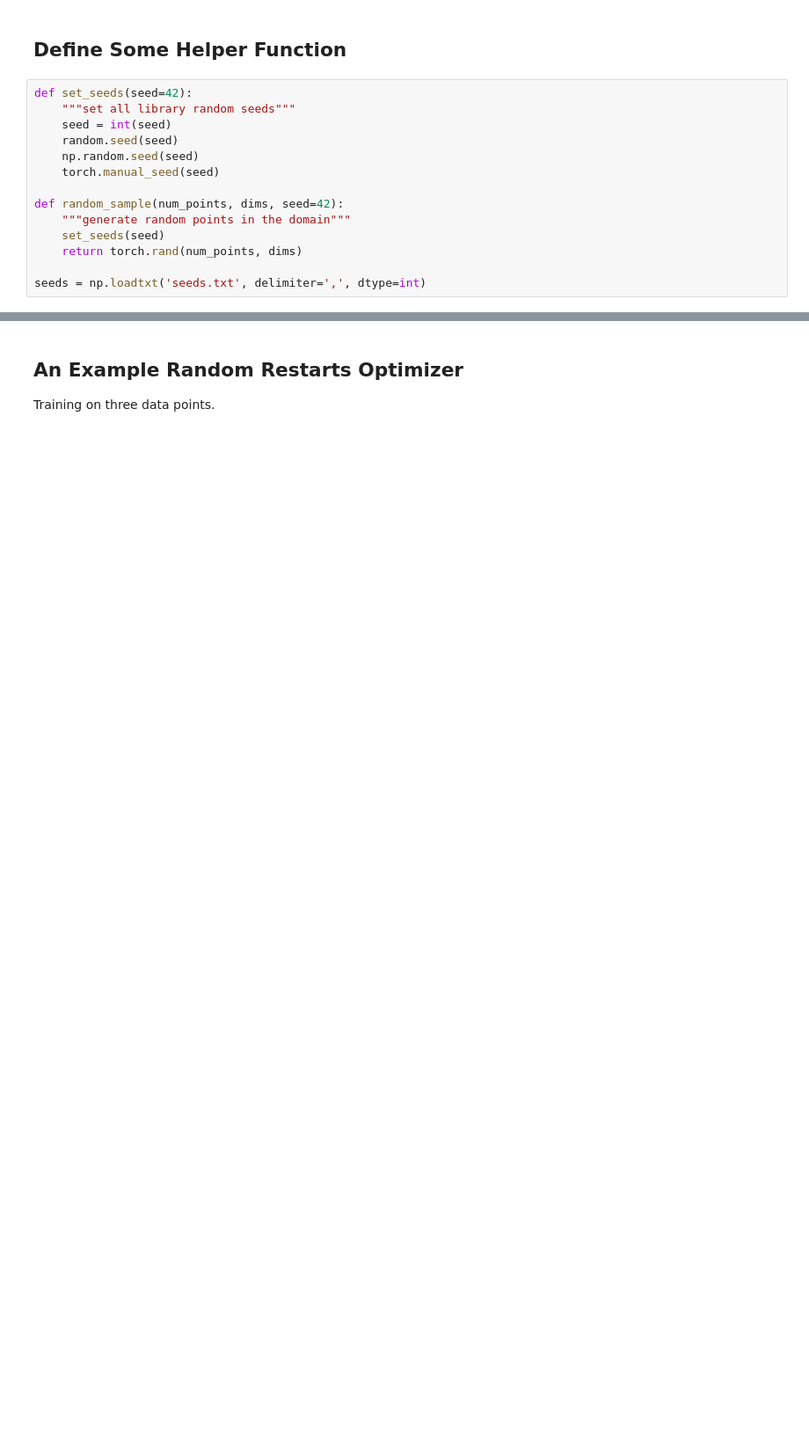
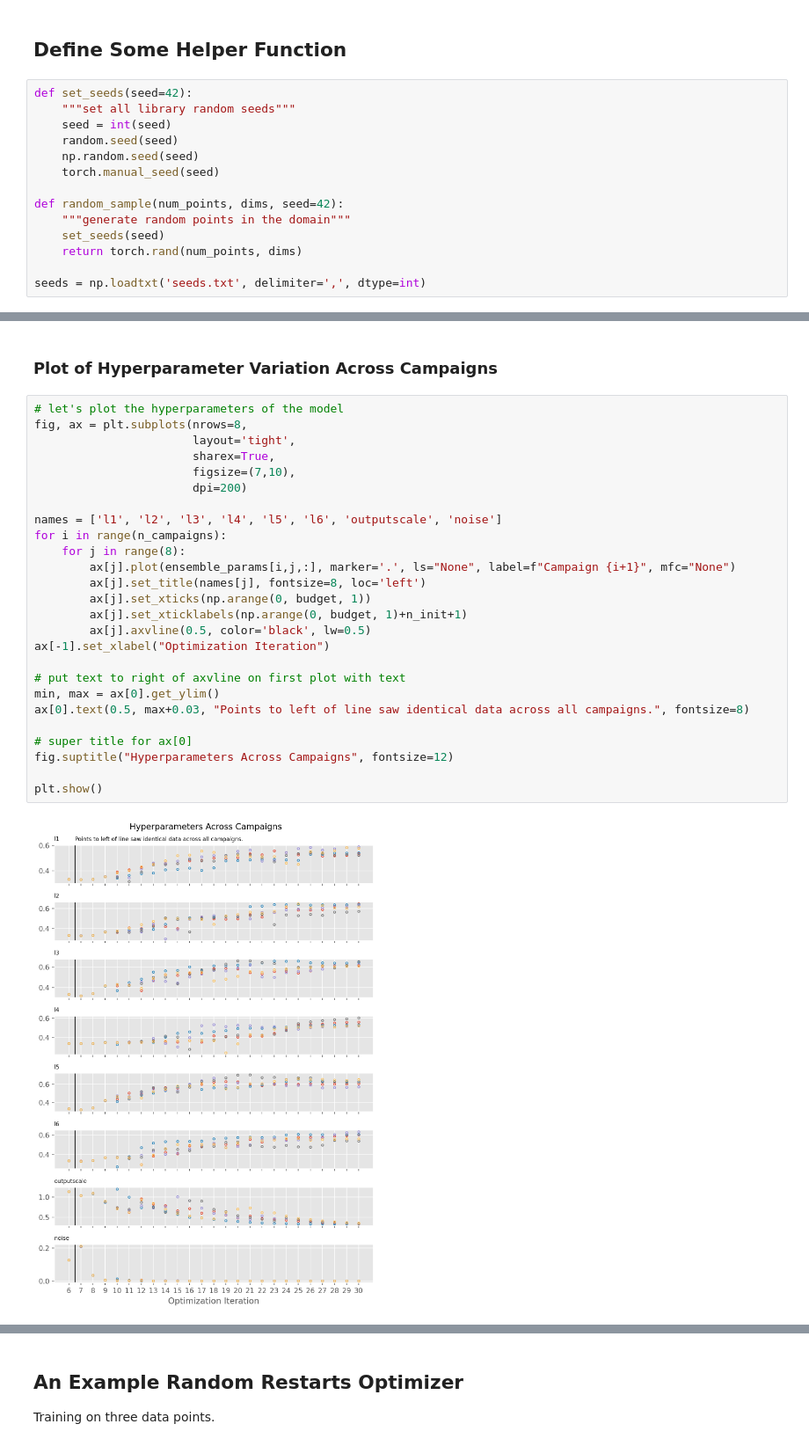
Before and after one commit to AndrewFalkowski/TakeYourTime, a Jupyter notebook: demonstration.ipynb, the cells around one changed output, grey strips where cells are left out. Shown: that part at 88% size. Drawn from its saved outputs; the diff is of its cells as text; blank space fills up the shorter version.

```diff
--- a/demonstration.ipynb
+++ b/demonstration.ipynb
@@ -102,0 +118,30 @@ plt.show()
+# %% [markdown]
+### Plot of Hyperparameter Variation Across Campaigns
+# %%
+# let's plot the hyperparameters of the model
+fig, ax = plt.subplots(nrows=8,
+                       layout='tight',
+                       sharex=True,
+                       figsize=(7,10),
+                       dpi=200)
+
+names = ['l1', 'l2', 'l3', 'l4', 'l5', 'l6', 'outputscale', 'noise']
+for i in range(n_campaigns):
+    for j in range(8):
+        ax[j].plot(ensemble_params[i,j,:], marker='.', ls="None", label=f"Campaign {i+1}", mfc="None")
+        ax[j].set_title(names[j], fontsize=8, loc='left')
+        ax[j].set_xticks(np.arange(0, budget, 1))
+        ax[j].set_xticklabels(np.arange(0, budget, 1)+n_init+1)
+        ax[j].axvline(0.5, color='black', lw=0.5)
+ax[-1].set_xlabel("Optimization Iteration")
+
+# put text to right of axvline on first plot with text
+min, max = ax[0].get_ylim()
+ax[0].text(0.5, max+0.03, "Points to left of line saw identical data across all campaigns.", fontsize=8)
+
+# super title for ax[0]
+fig.suptitle("Hyperparameters Across Campaigns", fontsize=12)
+
+plt.show()
+# %% [output]
+[figure, added]
```
Also changed, not shown: parts of 10 cells of this notebook, 1 other file.
